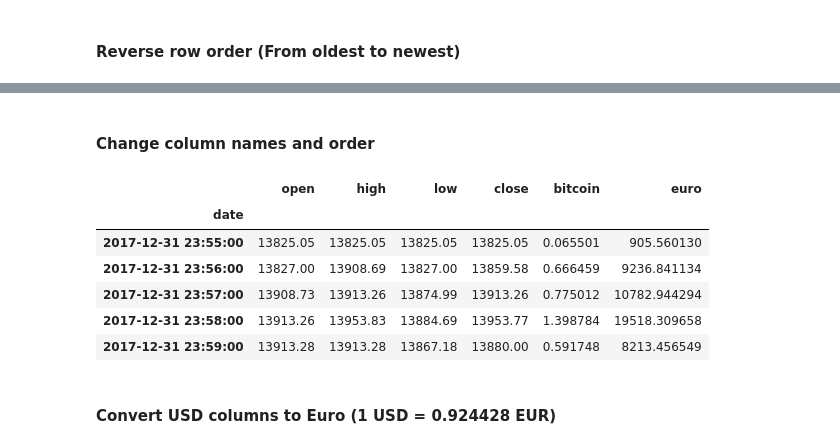
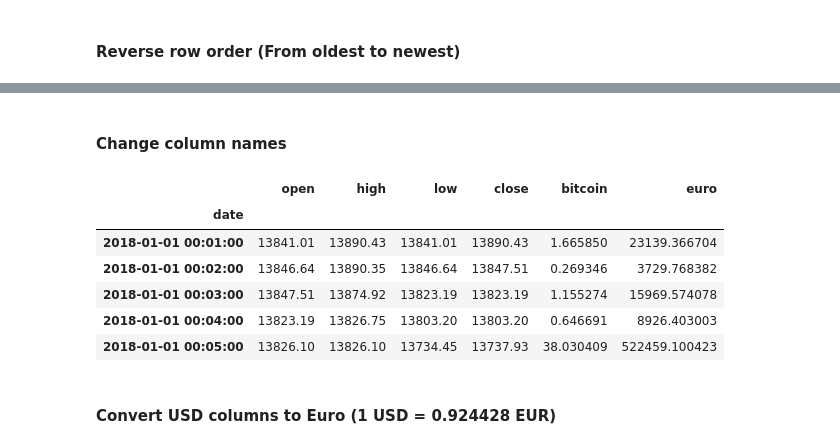
Before and after one commit to tiagohorta21/bitcoin_idc, a Jupyter notebook: main.ipynb, the cells around one changed output, grey strips where cells are left out. Saved outputs shown, nothing was run; the diff lists cells and outputs as text; code cells hidden in the pictures.

```diff
--- a/main.ipynb
+++ b/main.ipynb
@@ -12,8 +12,8 @@ import pandas_bokeh
 # set pandas_bokeh to output inline
 pandas_bokeh.output_notebook()
 
-bitcoin_2017 = pd.read_csv("datasets/BTC-2017min.csv")
-bitcoin_2017.head()
+bitcoin_2018 = pd.read_csv("datasets/BTC-2018min.csv")
+bitcoin_2018.head()
 # %% [output]
 Loading BokehJS ...
 [interactive output not drawn]
@@ -38,12 +38,12 @@ Loading BokehJS ...
 # %% [markdown]
 #### Remove unecessary columns
 # %%
-bitcoin_2017 = bitcoin_2017.drop(['unix'], axis = 1)
-bitcoin_2017 = bitcoin_2017.drop(['symbol'], axis = 1)
+bitcoin_2018 = bitcoin_2018.drop(['unix'], axis = 1)
+bitcoin_2018 = bitcoin_2018.drop(['symbol'], axis = 1)
 # %% [markdown]
 #### Index by date
 # %%
-bitcoin_2017['date'] = pd.to_datetime(bitcoin_2017['date'])
-bitcoin_2017 = bitcoin_2017.set_index('date')
+bitcoin_2018['date'] = pd.to_datetime(bitcoin_2018['date'])
+bitcoin_2018 = bitcoin_2018.set_index('date')
 # %% [markdown]
 #### Reverse row order (From oldest to newest)
@@ -60,0 +50,3 @@ bitcoin_2017.tail()
+# %%
+bitcoin_2018 = bitcoin_2018.iloc[::-1]
+bitcoin_2018.head()
@@ -61,16 +61,16 @@ bitcoin_2017.tail()
 # %% [markdown]
-#### Change column names and order
+#### Change column names
 # %%
-bitcoin_2017.rename(columns = {'Volume BTC': 'bitcoin', 'Volume USD': 'euro'}, inplace = True)
-bitcoin_2017.tail()
+bitcoin_2018.rename(columns = {'Volume BTC': 'bitcoin', 'Volume USD': 'euro'}, inplace = True)
+bitcoin_2018.head()
 # %% [output]
 |  | open | high | low | close | bitcoin | euro |
 | date |  |  |  |  |  |  |
-| 2017-12-31 23:55:00 | 13825.05 | 13825.05 | 13825.05 | 13825.05 | 0.065501 | 905.560130 |
-| 2017-12-31 23:56:00 | 13827.00 | 13908.69 | 13827.00 | 13859.58 | 0.666459 | 9236.841134 |
-| 2017-12-31 23:57:00 | 13908.73 | 13913.26 | 13874.99 | 13913.26 | 0.775012 | 10782.944294 |
-| 2017-12-31 23:58:00 | 13913.26 | 13953.83 | 13884.69 | 13953.77 | 1.398784 | 19518.309658 |
-| 2017-12-31 23:59:00 | 13913.28 | 13913.28 | 13867.18 | 13880.00 | 0.591748 | 8213.456549 |
+| 2018-01-01 00:01:00 | 13841.01 | 13890.43 | 13841.01 | 13890.43 | 1.665850 | 23139.366704 |
+| 2018-01-01 00:02:00 | 13846.64 | 13890.35 | 13846.64 | 13847.51 | 0.269346 | 3729.768382 |
+| 2018-01-01 00:03:00 | 13847.51 | 13874.92 | 13823.19 | 13823.19 | 1.155274 | 15969.574078 |
+| 2018-01-01 00:04:00 | 13823.19 | 13826.75 | 13803.20 | 13803.20 | 0.646691 | 8926.403003 |
+| 2018-01-01 00:05:00 | 13826.10 | 13826.10 | 13734.45 | 13737.93 | 38.030409 | 522459.100423 |
 # %% [markdown]
 #### Convert USD columns to Euro (1 USD = 0.924428 EUR)
 # %%
```
Also changed, not shown: parts of 40 cells of this notebook, 1 other file.
